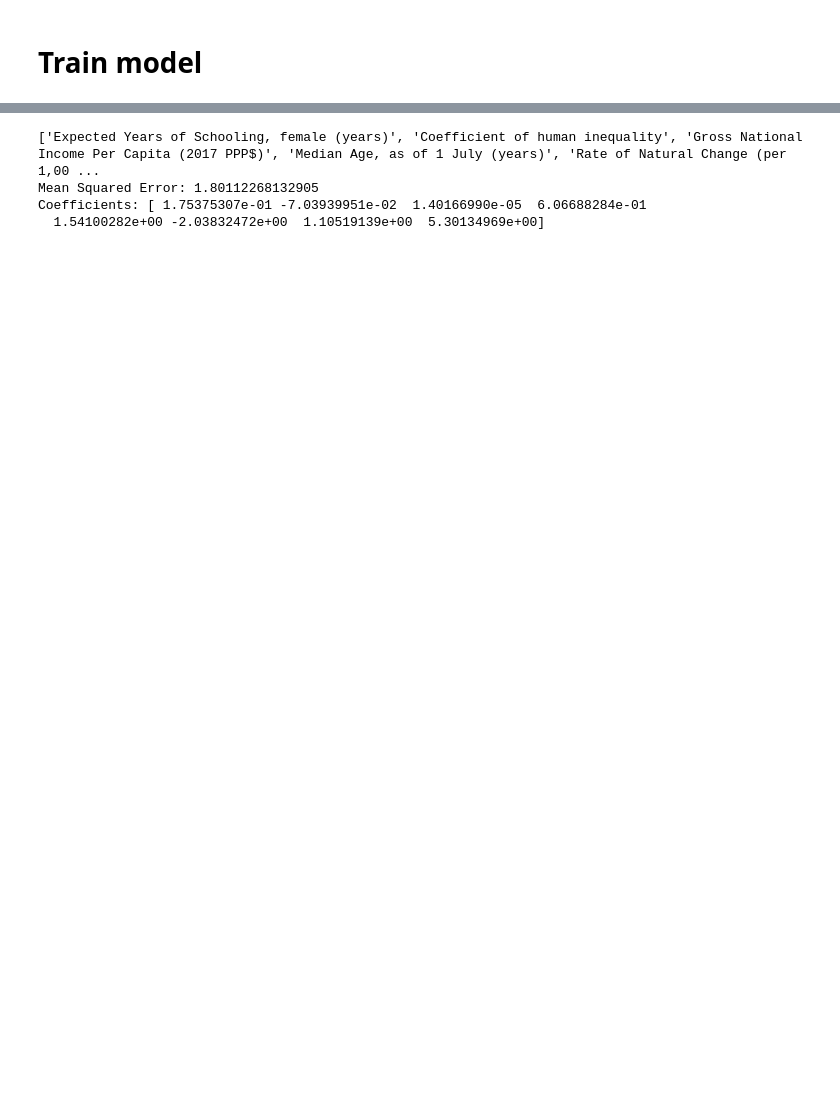
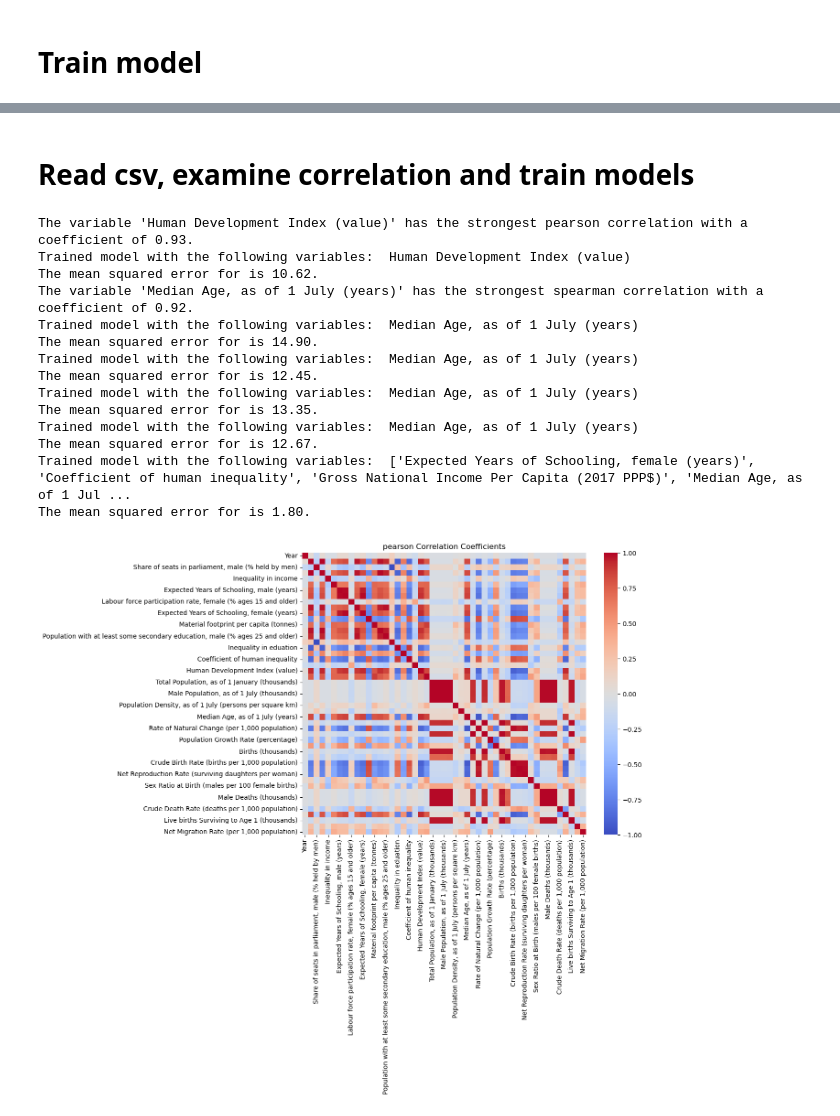
Before and after one commit to olabratt/DIT407, a Jupyter notebook: Assignment4/ola/assignment4.ipynb, the cells around one changed output, grey strips where cells are left out. Cells and saved outputs as stored; diff of their text form; code cells hidden in the pictures; blank space fills up the shorter version.

```diff
--- a/Assignment4/ola/assignment4.ipynb
+++ b/Assignment4/ola/assignment4.ipynb
@@ -121,35 +75,45 @@ pyplot.scatter(X_train_strongest_spearman['reciprocal'], y_train, color='black')
-# %%
-
-
-
-
-correlation_matrix_spearman = life_expectancy.corr(method='spearman')
-correlation_matrix_spearman = correlation_matrix_spearman.drop(['Life Expectancy at Birth, both sexes (years)', strongest_correlation_variable])
-
-threshold = 0.85
-relevant_features = correlation_matrix_spearman[abs(correlation_matrix_spearman['Life Expectancy at Birth, both sexes (years)']) > threshold].index.tolist()
-
-print(relevant_features)
-
-
-
-model = LinearRegression()
-
-X_train_mle = X_train[relevant_features]
-X_test_mle = X_test[relevant_features]
-
-model.fit(X_train_mle, y_train)
-
-y_pred = model.predict(X_test_mle)
-
-mse = mean_squared_error(y_test, y_pred)
-print(f'Mean Squared Error: {mse}')
-print('Coefficients:', model.coef_)
-
-
-#TODO: comapre the results of the two models
-# %% [output]
-['Expected Years of Schooling, female (years)', 'Coefficient of human inequality', 'Gross National Income Per Capita (2017 PPP$)', 'Median Age, as of 1 July (years)', 'Rate of Natural Change (per 1,00 ...
-Mean Squared Error: 1.80112268132905
-Coefficients: [ 1.75375307e-01 -7.03939951e-02  1.40166990e-05  6.06688284e-01
-  1.54100282e+00 -2.03832472e+00  1.10519139e+00  5.30134969e+00]
+# %% [markdown]
+<h1>Read csv, examine correlation and train models</h1>
+# %%
+file_path = "../life_expectancy.csv"
+life_expectancy = pd.read_csv(file_path,  sep=',',).dropna()
+LEB = 'Life Expectancy at Birth, both sexes (years)'
+life_expectancy.set_index('Country', inplace=True)
+
+X = life_expectancy.drop(LEB, axis=1)  # Features
+y = life_expectancy[LEB]  # Target variable
+
+X_train, X_test, y_train, y_test = train_test_split(X, y, test_size=0.2, random_state=42)
+
+
+strongest_pearson_correlation_variable, correlation_pearson = calculate_correlation(life_expectancy, LEB, 'pearson')
+train_linear_regression_model(X_train[[strongest_pearson_correlation_variable]], X_test[[strongest_pearson_correlation_variable]], y_train, y_test, strongest_pearson_correlation_variable)
+
+strongest_spearman_correlation_variable, correlation_spearman = calculate_correlation(life_expectancy.drop(strongest_pearson_correlation_variable, axis=1), LEB, 'spearman')
+train_linear_regression_model(X_train[[strongest_spearman_correlation_variable]], X_test[[strongest_spearman_correlation_variable]], y_train, y_test, strongest_spearman_correlation_variable)
+transform_variable(X_train, y_train, strongest_spearman_correlation_variable)
+train_linear_regression_model(np.log(X_train[[strongest_spearman_correlation_variable]]), np.log(X_test[[strongest_spearman_correlation_variable]]), y_train, y_test, strongest_spearman_correlation_variable, "Log")
+train_linear_regression_model(np.sqrt(X_train[[strongest_spearman_correlation_variable]]), np.sqrt(X_test[[strongest_spearman_correlation_variable]]), y_train, y_test, strongest_spearman_correlation_variable, "Sqrt")
+train_linear_regression_model(1/(X_train[[strongest_spearman_correlation_variable]]), 1/(X_test[[strongest_spearman_correlation_variable]]), y_train, y_test, strongest_spearman_correlation_variable, "Reciprocal")
+
+threshold = 0.85
+correlation_spearman_no_LEB = correlation_spearman.drop([LEB])
+
+relevant_variables = correlation_spearman_no_LEB[abs(correlation_spearman_no_LEB['Life Expectancy at Birth, both sexes (years)']) > threshold].index.tolist()
+train_linear_regression_model(X_train[relevant_variables], X_test[relevant_variables], y_train, y_test, relevant_variables)
+# %% [output]
+The variable 'Human Development Index (value)' has the strongest pearson correlation with a coefficient of 0.93.
+Trained model with the following variables:  Human Development Index (value)
+The mean squared error for is 10.62.
+The variable 'Median Age, as of 1 July (years)' has the strongest spearman correlation with a coefficient of 0.92.
+Trained model with the following variables:  Median Age, as of 1 July (years)
+The mean squared error for is 14.90.
+Trained model with the following variables:  Median Age, as of 1 July (years)
+The mean squared error for is 12.45.
+Trained model with the following variables:  Median Age, as of 1 July (years)
+The mean squared error for is 13.35.
+Trained model with the following variables:  Median Age, as of 1 July (years)
+The mean squared error for is 12.67.
+Trained model with the following variables:  ['Expected Years of Schooling, female (years)', 'Coefficient of human inequality', 'Gross National Income Per Capita (2017 PPP$)', 'Median Age, as of 1 Jul ...
+The mean squared error for is 1.80.
+[figure, added]
```
Also changed, not shown: parts of 10 cells of this notebook.
